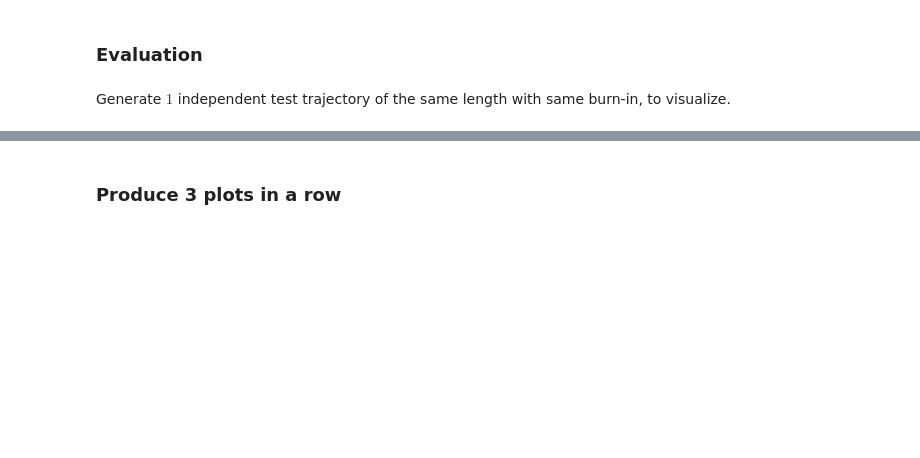
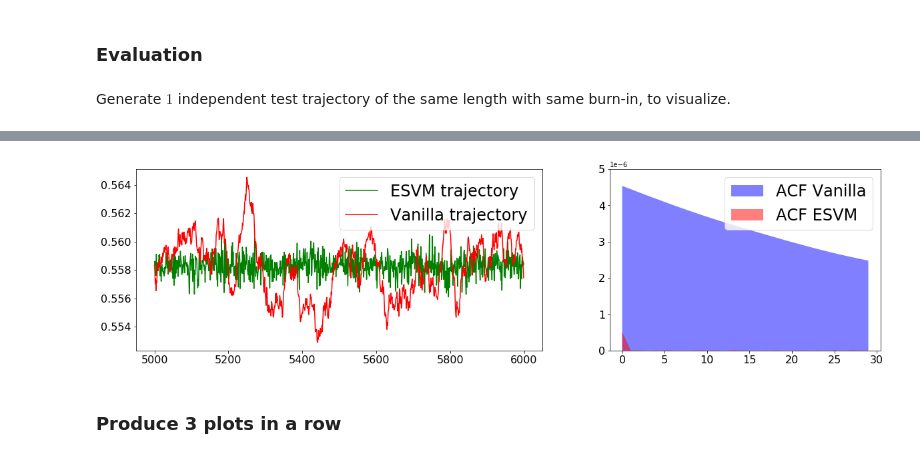
Before and after one commit to svsamsonov/vr_sg_mcmc, a Jupyter notebook: Code_logistic_regression/Generate_acf_pictures.ipynb, the cells around one changed output, grey strips where cells are left out. Cells and saved outputs as stored; diff of their text form; code cells hidden in the pictures; blank space fills up the shorter version.

```diff
--- a/Code_logistic_regression/Generate_acf_pictures.ipynb
+++ b/Code_logistic_regression/Generate_acf_pictures.ipynb
@@ -233,3 +233,46 @@ plt.show()
+# %%
+#do main plots in this section
+#indices of trajectory and variable, you can play around them in case element-wise test functions
+ex_num=0
+var_num=0
+#part of trajectory tp lot
+N1 = 5000
+N2 = 6000
+#number of covariances to visualize
+N_cov_1 = 0
+N_cov = 30
+
+vect_vanilla = f_vals_test[ex_num,:,var_num]
+vect_EVM = f_vals_test[ex_num,:,var_num] + traj_grad_test[ex_num,:,:] @ A_EVM_1[var_num,:]
+vect_ESVM = f_vals_test[ex_num,:,var_num] + traj_grad_test[ex_num,:,:] @ A_ESVM_1[var_num,:]
+
+sample_acf_vanilla = acovf(vect_vanilla, unbiased = True,fft = True)#,nlags=100)
+sample_acf_EVM = acovf(vect_EVM, unbiased = True,fft = True)#,nlags=100)
+sample_acf_ESVM = acovf(vect_ESVM, unbiased = True,fft = True)#,nlags=100)
+#"""
+
+fig, (ax1, ax2) = plt.subplots(1,2,figsize=(20,5),gridspec_kw={'width_ratios': [3,2]})
+#ax1.set_title('Vanilla trajectory',fontsize=24)
+ax1.plot(N1+np.arange(len(vect_ESVM[N1:N2])),vect_ESVM[N1:N2],color='g', label = 'ESVM trajectory')
+ax1.plot(N1+np.arange(len(vect_vanilla[N1:N2])),vect_vanilla[N1:N2],color='r', label = 'Vanilla trajectory')
+ax1.tick_params(axis='y',labelsize = 16)
+ax1.tick_params(axis='x',labelsize = 16)
+ax1.legend(fontsize=24)
+
+
+#ax3.set_title('Sample autocovariance',fontsize=24)
+ax2.fill_between(N_cov_1+np.arange(N_cov-N_cov_1),sample_acf_vanilla[N_cov_1:N_cov],facecolor='blue',alpha=0.5,label='ACF Vanilla')
+#ax2.fill_between(N_cov_1+np.arange(N_cov-N_cov_1),sample_acf_EVM[N_cov_1:N_cov],facecolor='green',alpha=0.5,label='ACF EVM')
+ax2.fill_between(N_cov_1+np.arange(N_cov-N_cov_1),sample_acf_ESVM[N_cov_1:N_cov],facecolor='red',alpha=0.5,label='ACF ESVM')
+ax2.set_ylim(0,5e-6)
+ax2.ticklabel_format(axis='y',style='sci',scilimits=(-2,2))
+ax2.tick_params(axis='y',labelsize = 16)
+ax2.tick_params(axis='x',labelsize = 16)
+ax2.legend(fontsize=24)
+fig.savefig("adjusted_trajectories_batch_150.pdf",bbox_inches = "tight")
+plt.show()
+# %% [output]
+[figure, added]
 # %% [markdown]
 ### Produce 3 plots in a row
 # %%
```
Also changed, not shown: parts of 8 cells of this notebook, 45 other files.
